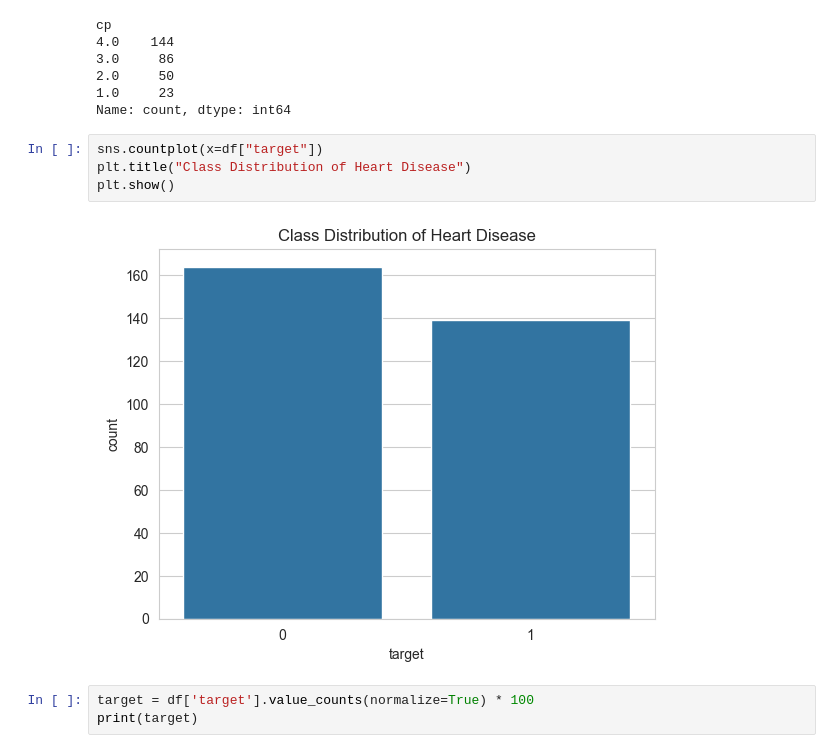
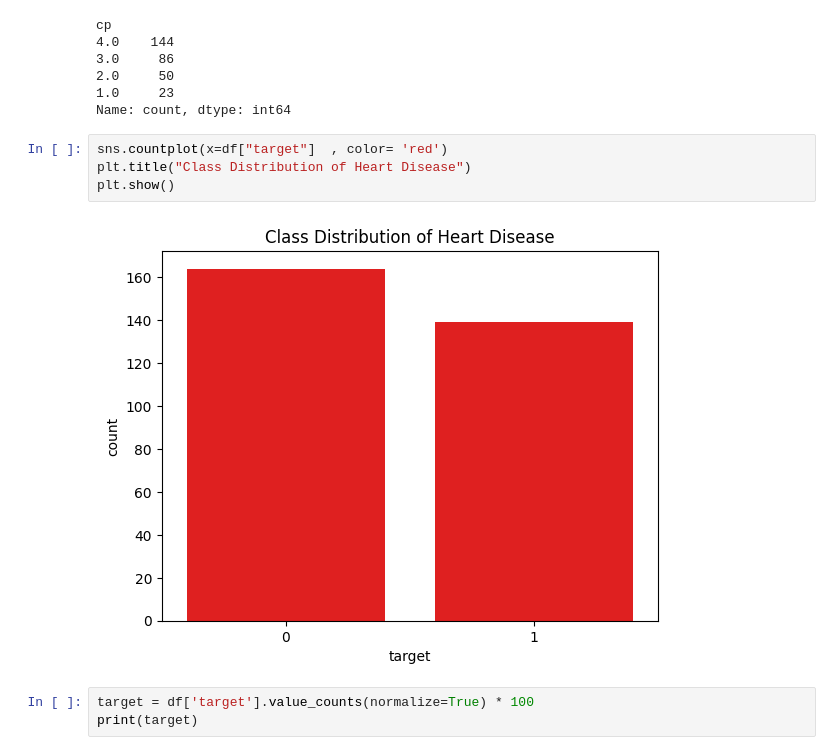
Before and after one commit to Bhavana-GB/heart-disease-prediction, a Jupyter notebook: notebooks/eda_and_modelling.ipynb, the cells around one changed output. Saved outputs shown, nothing was run; the diff lists cells and outputs as text.

```diff
--- a/notebooks/eda_and_modelling.ipynb
+++ b/notebooks/eda_and_modelling.ipynb
@@ -300,11 +312,11 @@ cp
 1.0     23
 Name: count, dtype: int64
 # %%
-sns.countplot(x=df["target"])
+sns.countplot(x=df["target"]  , color= 'red')
 plt.title("Class Distribution of Heart Disease")
 plt.show()
 # %% [output]
-[figure, old version]
+[figure, new version]
 # %%
 target = df['target'].value_counts(normalize=True) * 100
 print(target)
```
Also changed, not shown: parts of 30 cells of this notebook, 8 other files.
